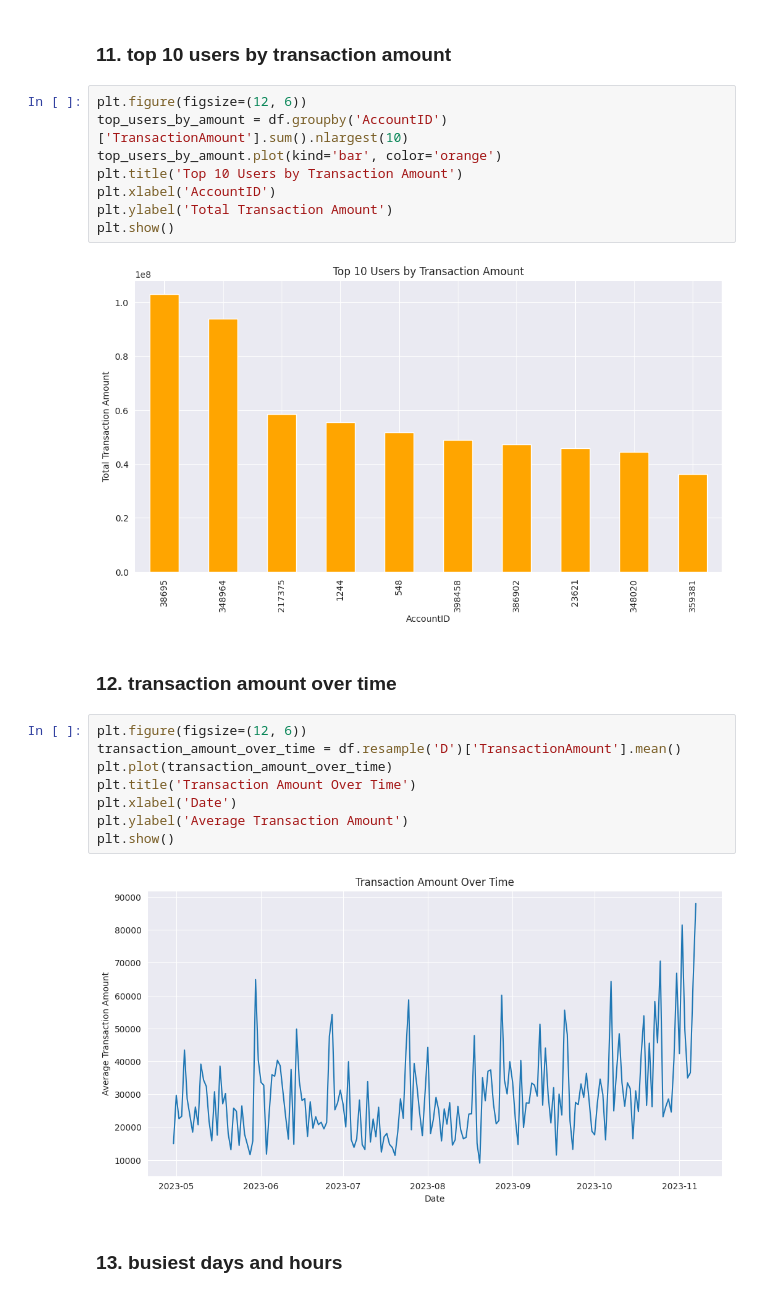
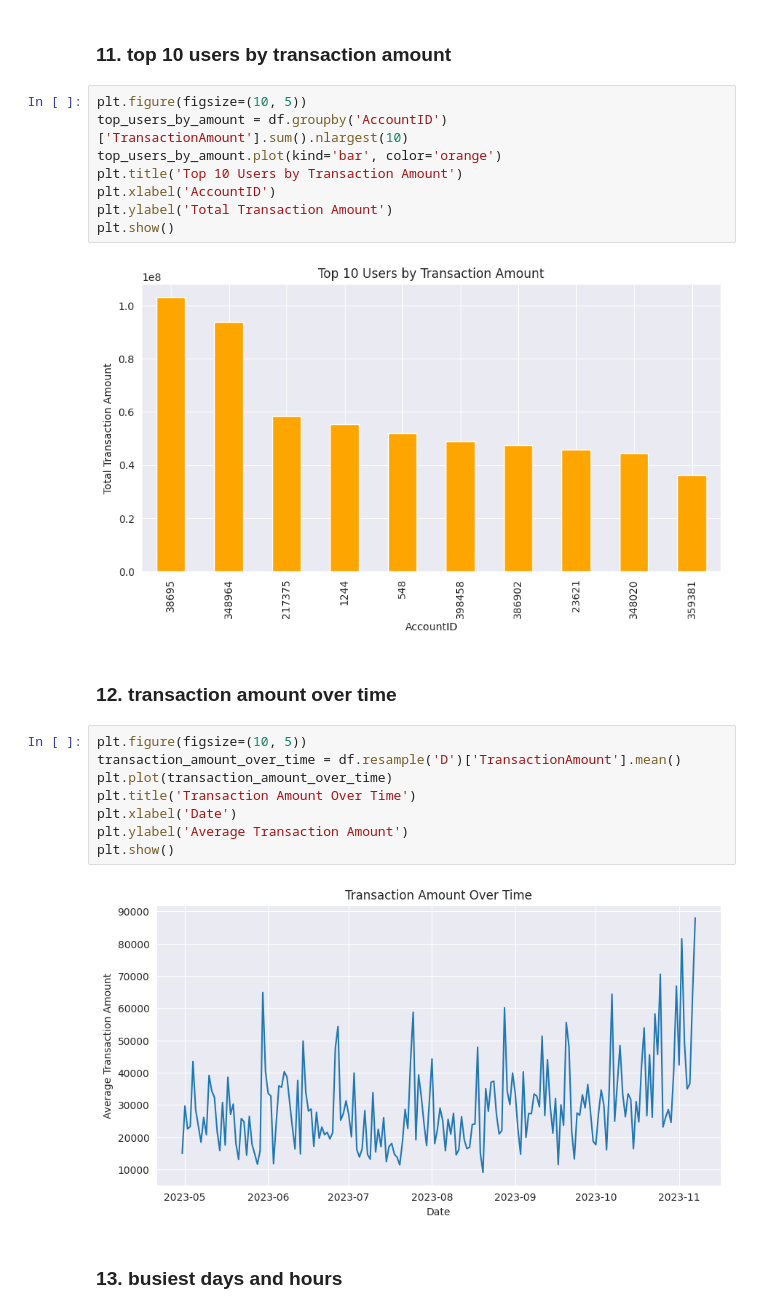
Before and after one commit to neyedhayo/transaction-analysis, a Jupyter notebook: notebook/eda_notebook.ipynb, the cells around one changed output. Saved outputs shown, nothing was run; the diff lists cells and outputs as text.

```diff
--- a/notebook/eda_notebook.ipynb
+++ b/notebook/eda_notebook.ipynb
@@ -454,19 +442,19 @@ plt.show()
 # %% [markdown]
 ### 11. top 10 users by transaction amount
 # %%
-plt.figure(figsize=(12, 6))
+plt.figure(figsize=(10, 5))
 top_users_by_amount = df.groupby('AccountID')['TransactionAmount'].sum().nlargest(10)
 top_users_by_amount.plot(kind='bar', color='orange')
 plt.title('Top 10 Users by Transaction Amount')
 plt.xlabel('AccountID')
 plt.ylabel('Total Transaction Amount')
 plt.show()
 # %% [output]
-[figure, old version]
+[figure, new version]
 # %% [markdown]
 ### 12. transaction amount over time
 # %%
-plt.figure(figsize=(12, 6))
+plt.figure(figsize=(10, 5))
 transaction_amount_over_time = df.resample('D')['TransactionAmount'].mean()
 plt.plot(transaction_amount_over_time)
 plt.title('Transaction Amount Over Time')
@@ -474,7 +462,7 @@ plt.xlabel('Date')
 plt.ylabel('Average Transaction Amount')
 plt.show()
 # %% [output]
-[figure, old version]
+[figure, new version]
 # %% [markdown]
 ### 13. busiest days and hours
 # %%
```
Also changed, not shown: parts of 4 cells of this notebook.
